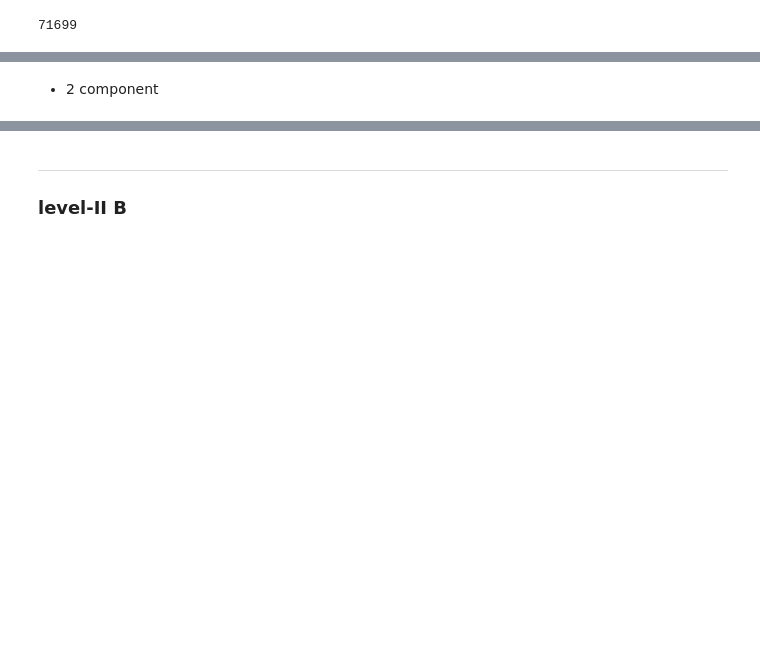
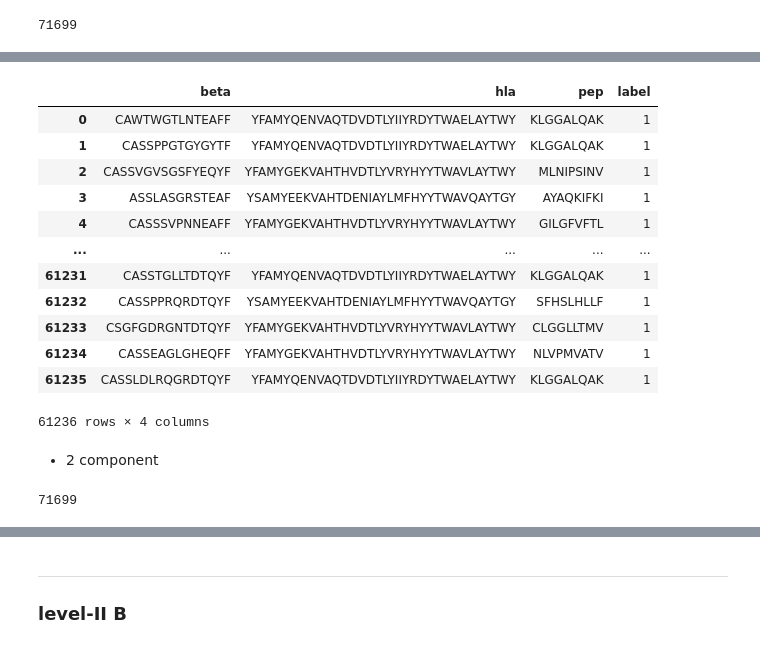
Before and after one commit to Jiadong001/Hi-TpH, a Jupyter notebook: benchmarks/prepare_benchmark_data.ipynb, the cells around one changed output, grey strips where cells are left out. Saved outputs shown, nothing was run; the diff lists cells and outputs as text; code cells hidden in the pictures; blank space fills up the shorter version.

```diff
--- a/benchmarks/prepare_benchmark_data.ipynb
+++ b/benchmarks/prepare_benchmark_data.ipynb
@@ -288,31 +261,7 @@ df_2a.shape
 (77605, 3)
 # %%
 df_2a = df_2a[df_2a['pep'].str.len() <= 10 ]
-df_2a = df_2a[df_2a['pep'].str.len() != 7]
+df_2a = df_2a[df_2a['pep'].str.len() >= 8]
 df_2a.shape
 # %% [output]
 (76555, 3)
-# %%
-new_rows = []
-
-# 遍历 DataFrame 中的每一行
-for index, row in df_2a.iterrows():
-    pep = row['pep']
-    features = row.drop('pep')  # 删除 pep 列，保留其他特征列
-
-    # 判断 pep 的长度是否大于15
-    if len(pep) > 9:
-        # 将 pep 切分成长度为15的片段
-        pep_fragments = [pep[i:i+9] for i in range(0, len(pep)+1-9)]
-
-        # 对于每个片段，与原始行的其他特征列组合成新行，并添加到结果 DataFrame 中
-        for fragment in pep_fragments:
-            new_row = {'pep': fragment}
-            new_row.update(features)
-            new_rows.append(new_row)
-    else:
-        # 如果 pep 长度不大于15，则直接将该行添加到结果 DataFrame 中
-        new_rows.append(row.to_dict())
-
-# 构建新的 DataFrame
-df_2a = pd.DataFrame(new_rows)
@@ -410,3 +350,19 @@ See the caveats in the documentation: https://pandas.pydata.org/pandas-docs/stab
+# %%
+train_df
+# %% [output]
+|  | beta | hla | pep | label |
+| 0 | CAWTWGTLNTEAFF | YFAMYQENVAQTDVDTLYIIYRDYTWAELAYTWY | KLGGALQAK | 1 |
+| 1 | CASSPPGTGYGYTF | YFAMYQENVAQTDVDTLYIIYRDYTWAELAYTWY | KLGGALQAK | 1 |
+| 2 | CASSVGVSGSFYEQYF | YFAMYGEKVAHTHVDTLYVRYHYYTWAVLAYTWY | MLNIPSINV | 1 |
+| 3 | ASSLASGRSTEAF | YSAMYEEKVAHTDENIAYLMFHYYTWAVQAYTGY | AYAQKIFKI | 1 |
+| 4 | CASSSVPNNEAFF | YFAMYGEKVAHTHVDTLYVRYHYYTWAVLAYTWY | GILGFVFTL | 1 |
+| ... | ... | ... | ... | ... |
+| 61231 | CASSTGLLTDTQYF | YFAMYQENVAQTDVDTLYIIYRDYTWAELAYTWY | KLGGALQAK | 1 |
+| 61232 | CASSPPRQRDTQYF | YSAMYEEKVAHTDENIAYLMFHYYTWAVQAYTGY | SFHSLHLLF | 1 |
+| 61233 | CSGFGDRGNTDTQYF | YFAMYGEKVAHTHVDTLYVRYHYYTWAVLAYTWY | CLGGLLTMV | 1 |
+| 61234 | CASSEAGLGHEQFF | YFAMYGEKVAHTHVDTLYVRYHYYTWAVLAYTWY | NLVPMVATV | 1 |
+| 61235 | CASSLDLRQGRDTQYF | YFAMYQENVAQTDVDTLYIIYRDYTWAELAYTWY | KLGGALQAK | 1 |
+61236 rows × 4 columns
 # %% [markdown]
 - 2 component
 # %%
@@ -415,9 +371,11 @@ tcr_list = df_2a['beta'].unique().tolist()
 print(len(tcr_list))
 
 # 保存去重后的tcr列表为numpy数组
-data_path = "/data/lujd/TCRdata/level2a_basic"
+data_path = "/data/lujd/TCRdata/benchmarks/level2a_basic"
 os.makedirs(data_path, exist_ok=True)
 np.save(os.path.join(data_path, "tcr2candidates_pools.npy"), tcr_list)
+# %% [output]
+71699
 # %%
 df_2a['label'] = 1
 
```
Also changed, not shown: parts of 52 cells of this notebook, 22 other files.
